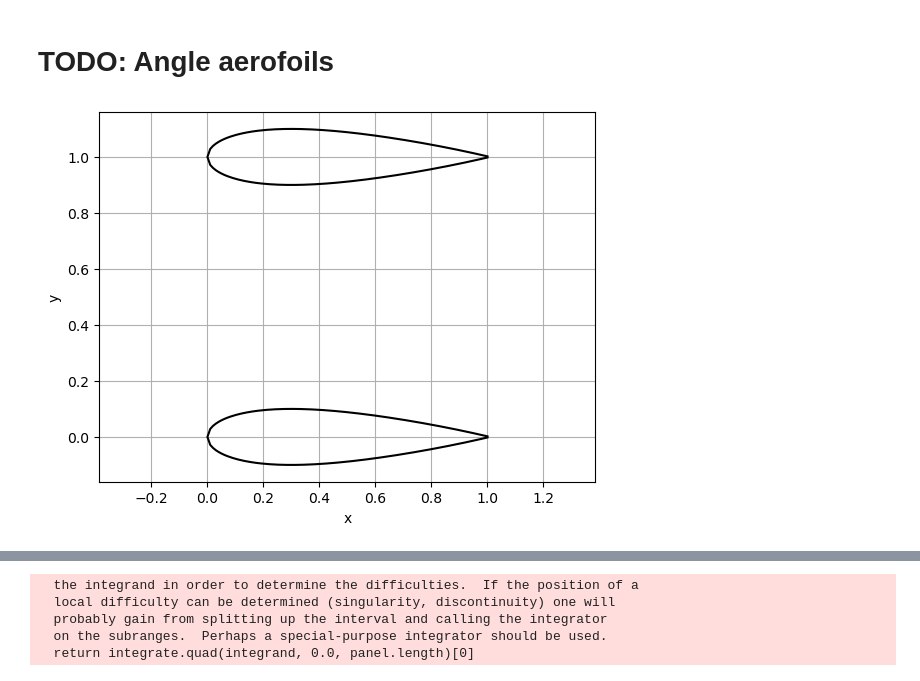
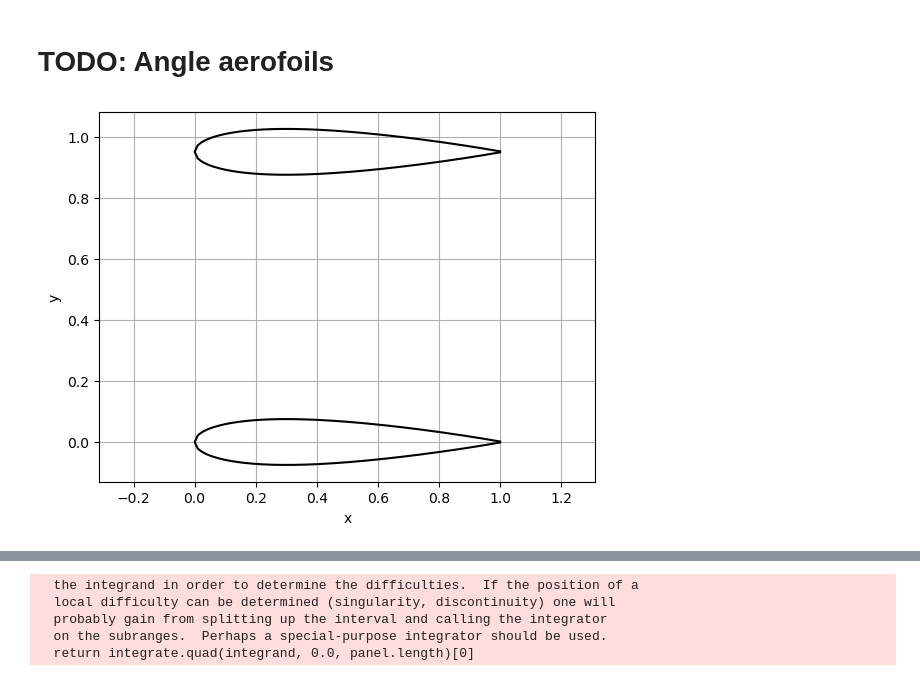
Before and after one commit to pilipb/DP5-code, a Jupyter notebook: testing_foil.ipynb, the cells around one changed output, grey strips where cells are left out. Cells and saved outputs as stored; diff of their text form; code cells hidden in the pictures.

```diff
--- a/testing_foil.ipynb
+++ b/testing_foil.ipynb
@@ -2,44 +2,44 @@
 # TODO: Angle aerofoils
 # %%
 from aerofoil2 import *
-from aerofoil import vel_field, naca_foil, custom_foil, naca_one_side
+from aerofoil import naca_foil, custom_foil, naca_one_side
 from matplotlib import pyplot as plt
 
 
-foil_width = 0.2
+foil_width = 0.15
 turbine_width = 0.8 + foil_width
 turbine_length = 1
 t_c = 0.2
 alphas = [0,0]
 # alphas = [10,-10]
 
 # Create a custom aerofoil
 # x,y = custom_foil(foil_width, t_c,alpha=alphas[0], side='left')
 # x2,y2 = custom_foil(foil_width, t_c,alpha=alphas[1], side='right')
 
 # Create a NACA 0012 aerofoil
 x,y = naca_foil(foil_width, alpha=alphas[0])
 x2,y2 = naca_foil(foil_width, alpha=alphas[1])
 
 # NB: to create a nozzle use any of the above functions and set the foil width to 0.01
 
 # create an asym foil
 # x,y = naca_one_side(foil_width,side='left', alpha=alphas[0])
 # x2,y2 = naca_one_side(foil_width,side='right', alpha = alphas[1])
 
 # scale the aerofoil length
 x = x * turbine_length
 x2 = x2 * turbine_length
 
 # Plot the aerofoil
 plt.plot(x,y,'k-')
 plt.plot(x2,y2 + turbine_width,'k-')
 plt.axis('equal')
 plt.xlabel('x')
 plt.ylabel('y')
 plt.grid()
 # %% [output]
-[figure, old version]
+[figure, new version]
 # %%
 import numpy as np
 
```
Also changed, not shown: parts of 4 cells of this notebook, 1 other file.
